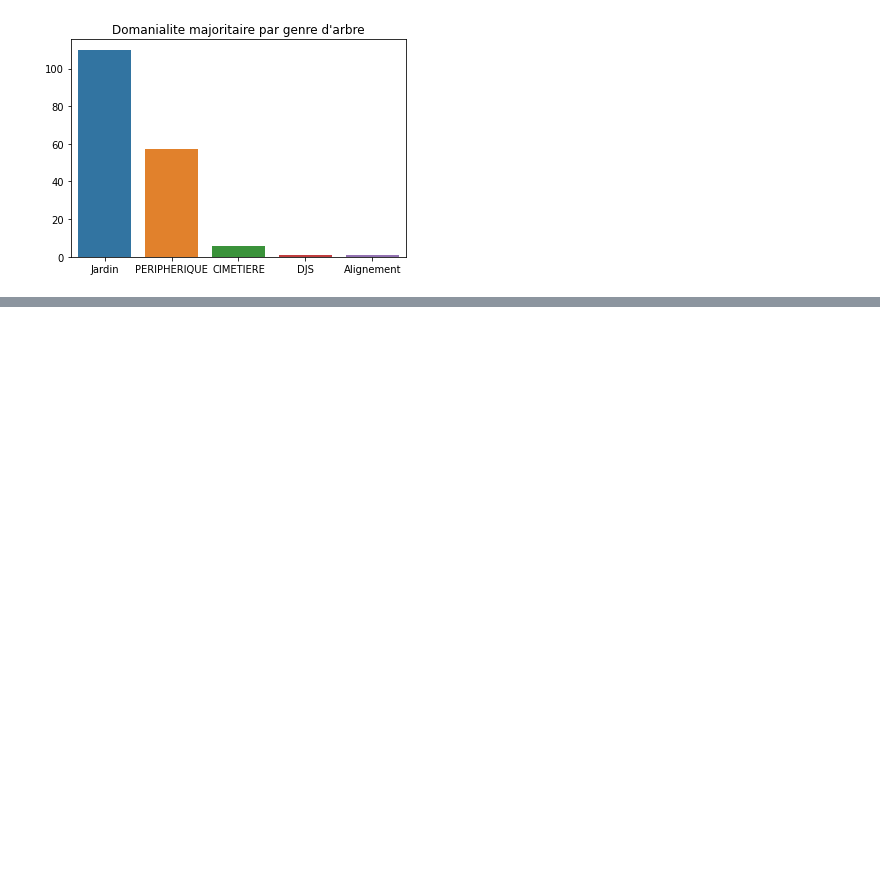
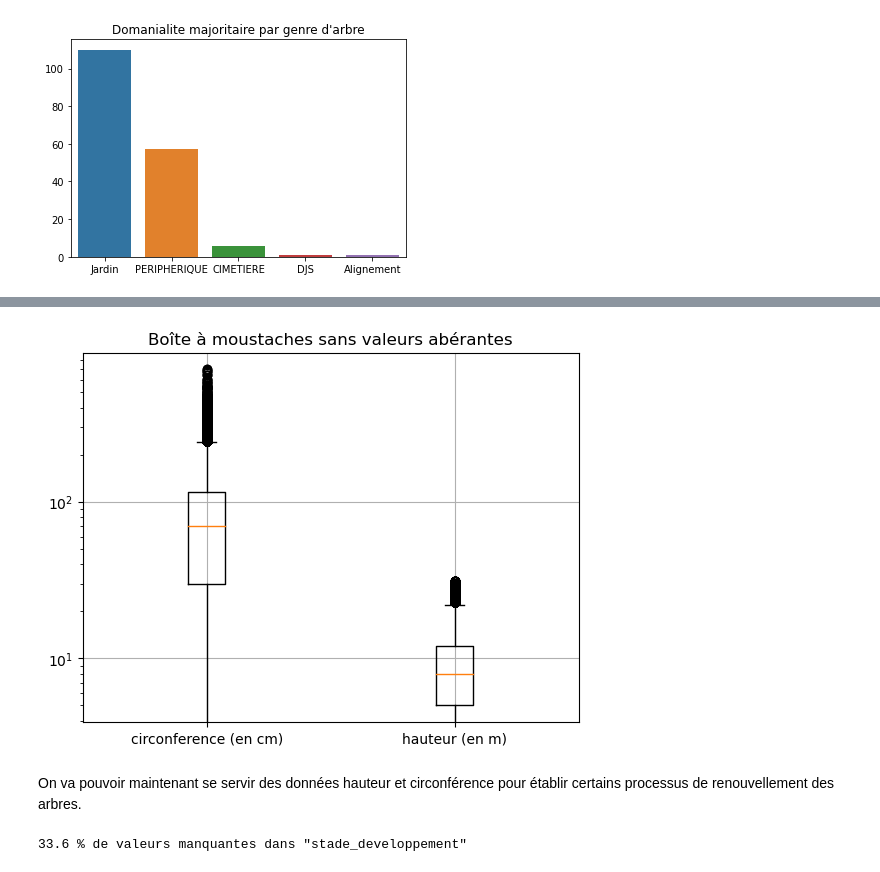
Before and after one commit to Antho-SJ/paris-trees, a Jupyter notebook: Présentation.ipynb, the cells around one changed output, grey strips where cells are left out. Saved outputs shown, nothing was run; the diff lists cells and outputs as text; code cells hidden in the pictures; blank space fills up the shorter version.

```diff
--- a/Présentation.ipynb
+++ b/Présentation.ipynb
@@ -73,0 +96,24 @@ plt.show()
+# %%
+hauteur_reccord = 31
+circonference_reccord = 700
+
+df_sans_outlier_hauteur = df.loc[df.hauteur_m <= hauteur_reccord, :]
+df_sans_outlier = df_sans_outlier_hauteur.loc[df_sans_outlier_hauteur.circonference_cm <= circonference_reccord, :]
+# %%
+circonference = df_sans_outlier['circonference_cm']
+hauteur = df_sans_outlier['hauteur_m']
+plt.boxplot([circonference, hauteur], showfliers=True)
+plt.xticks([1, 2], ['circonference (en cm)', 'hauteur (en m)'])
+plt.yscale('log')
+plt.title("Boîte à moustaches sans valeurs abérantes")
+plt.grid(True)
+plt.show()
+# %% [output]
+[figure, added]
+# %% [markdown]
+On va pouvoir maintenant se servir des données hauteur et circonférence pour établir certains processus de renouvellement des arbres.
+# %%
+print(round((1-df['stade_developpement'].dropna().shape[0]/df['stade_developpement'].shape[0])*100,1)
+      ,'% de valeurs manquantes dans "stade_developpement"')
+# %% [output]
+33.6 % de valeurs manquantes dans "stade_developpement"
```
Also changed, not shown: parts of 12 cells of this notebook.
